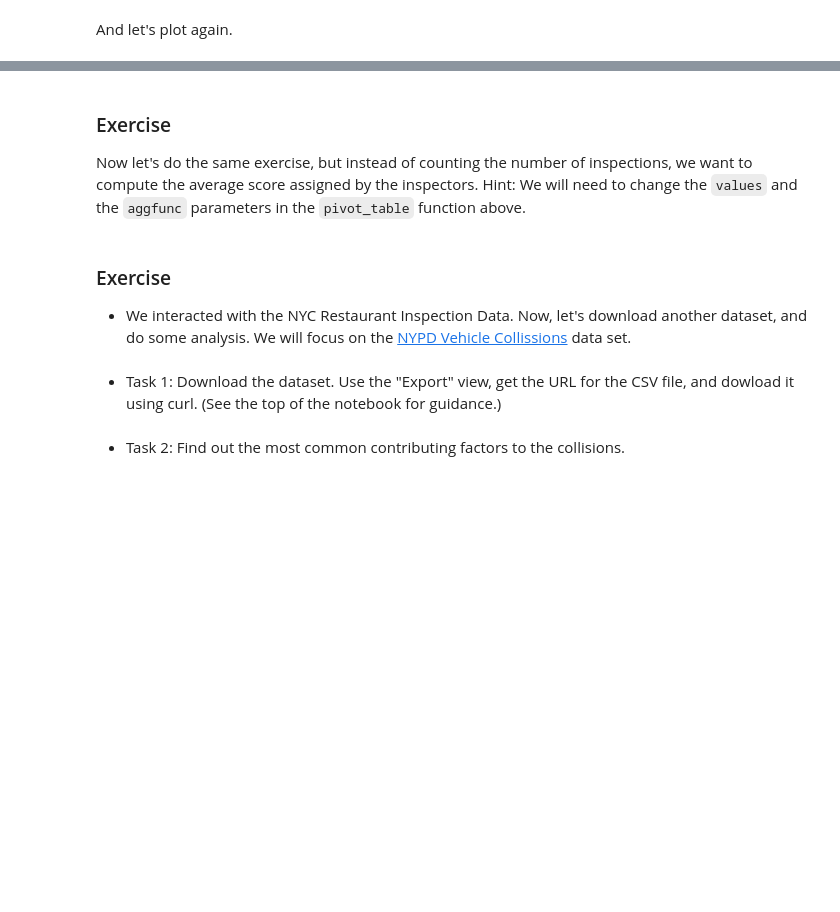
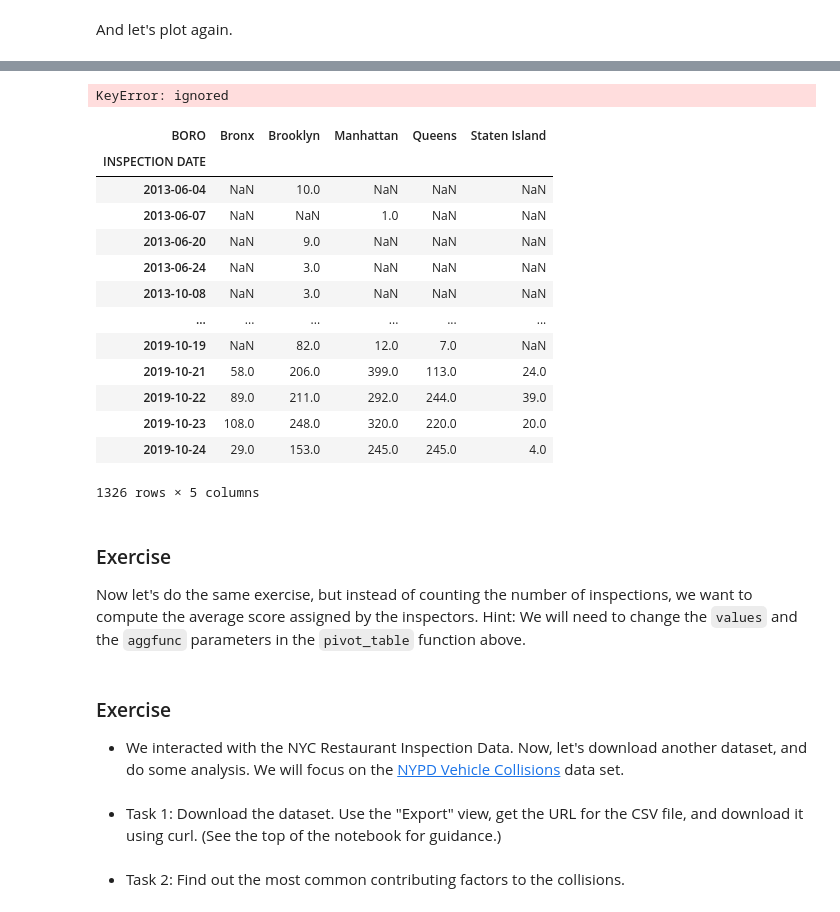
Before and after one commit to nhwhite212/DealingwithDataSpring2021, a Jupyter notebook: 6-Pandas/A-Introduction_to_Pandas.ipynb, the cells around one changed output, grey strips where cells are left out. Cells and saved outputs as stored; diff of their text form; code cells hidden in the pictures; blank space fills up the shorter version.

```diff
--- a/6-Pandas/A-Introduction_to_Pandas.ipynb
+++ b/6-Pandas/A-Introduction_to_Pandas.ipynb
@@ -594,6 +577,25 @@ pivot2 = pivot2.drop(pd.to_datetime('1900-01-01'), axis=0)
 # %%
 # The "axis=1" means that we delete a columns with that value
-pivot2 = pivot2.drop('Missing', axis=1)
+pivot2 = pivot2.drop('0', axis=1)
+# %% [output]
+KeyError: ignored
+# %%
+pivot2
+# %% [output]
+| BORO | Bronx | Brooklyn | Manhattan | Queens | Staten Island |
+| INSPECTION DATE |  |  |  |  |  |
+| 2013-06-04 | NaN | 10.0 | NaN | NaN | NaN |
+| 2013-06-07 | NaN | NaN | 1.0 | NaN | NaN |
+| 2013-06-20 | NaN | 9.0 | NaN | NaN | NaN |
+| 2013-06-24 | NaN | 3.0 | NaN | NaN | NaN |
+| 2013-10-08 | NaN | 3.0 | NaN | NaN | NaN |
+| ... | ... | ... | ... | ... | ... |
+| 2019-10-19 | NaN | 82.0 | 12.0 | 7.0 | NaN |
+| 2019-10-21 | 58.0 | 206.0 | 399.0 | 113.0 | 24.0 |
+| 2019-10-22 | 89.0 | 211.0 | 292.0 | 244.0 | 39.0 |
+| 2019-10-23 | 108.0 | 248.0 | 320.0 | 220.0 | 20.0 |
+| 2019-10-24 | 29.0 | 153.0 | 245.0 | 245.0 | 4.0 |
+1326 rows × 5 columns
 # %% [markdown]
 ### Exercise
 
@@ -603,9 +605,9 @@ Now let's do the same exercise, but instead of counting the number of inspection
 # %% [markdown]
 ### Exercise
 
-* We interacted with the NYC Restaurant Inspection Data. Now, let's download another dataset, and do some analysis. We will focus on the [NYPD Vehicle Collissions](https://data.cityofnewyork.us/Public-Safety/NYPD-Motor-Vehicle-Collisions/h9gi-nx95/data) data set.
+* We interacted with the NYC Restaurant Inspection Data. Now, let's download another dataset, and do some analysis. We will focus on the [NYPD Vehicle Collisions](https://data.cityofnewyork.us/Public-Safety/NYPD-Motor-Vehicle-Collisions/h9gi-nx95/data) data set.
 # %% [markdown]
-* Task 1: Download the dataset. Use the "Export" view, get the URL for the CSV file, and dowload it using curl. (See the top of the notebook for guidance.)
+* Task 1: Download the dataset. Use the "Export" view, get the URL for the CSV file, and download it using curl. (See the top of the notebook for guidance.)
 # %% [markdown]
 
 * Task 2: Find out the most common contributing factors to the collisions.
```
Also changed, not shown: parts of 39 cells of this notebook.
